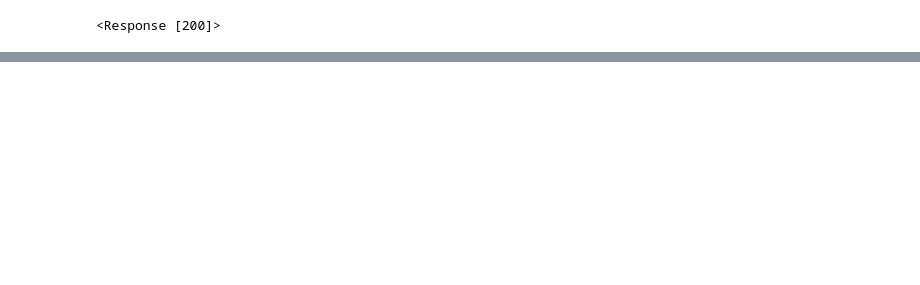
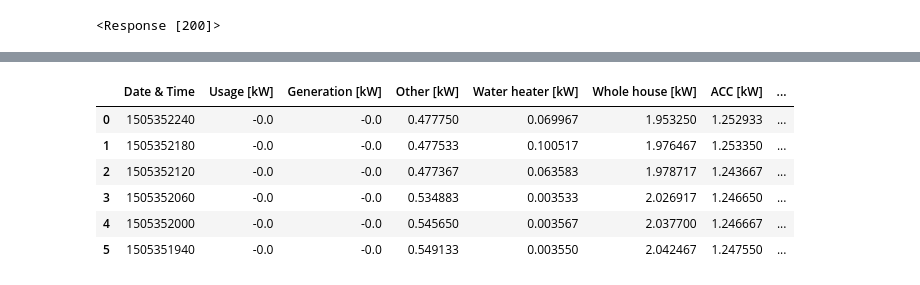
Before and after one commit to erdl/lonoa, a Jupyter notebook: egauge/Requesting raw data from eGauge API.ipynb, the cells around one changed output, grey strips where cells are left out. Cells and saved outputs as stored; diff of their text form; code cells hidden in the pictures; blank space fills up the shorter version.

```diff
--- a/egauge/Requesting raw data from eGauge API.ipynb
+++ b/egauge/Requesting raw data from eGauge API.ipynb
@@ -103,0 +208,27 @@ print({h: list(map(float,columns[i])) for i,h in enumerate(headers)})
+# %%
+# As originally used in the first request by the notebook
+
+iso_start_datetimez = '2017-09-13T15:19:00-10'
+iso_end_datetimez = '2017-09-13T15:25:00-10'
+
+start_timestamp = arrow.get(iso_start_datetimez).timestamp
+end_timestamp = arrow.get(iso_end_datetimez).timestamp
+
+time_window = {'t': start_timestamp, 'f': end_timestamp}
+
+
+
+host = 'http://egauge{}.egaug.es/cgi-bin/egauge-show?'
+host = host.format(sensor_id) + '&' + minutes + '&' + output_csv + '&' + delta_compression
+r = requests.get(host,params=time_window)
+string_csv_file = r.text
+df = pd.read_csv(StringIO(r.text))
+df
+# %% [output]
+|  | Date & Time | Usage [kW] | Generation [kW] | Other [kW] | Water heater [kW] | Whole house [kW] | ACC [kW] | ... |
+| 0 | 1505352240 | -0.0 | -0.0 | 0.477750 | 0.069967 | 1.953250 | 1.252933 | ... |
+| 1 | 1505352180 | -0.0 | -0.0 | 0.477533 | 0.100517 | 1.976467 | 1.253350 | ... |
+| 2 | 1505352120 | -0.0 | -0.0 | 0.477367 | 0.063583 | 1.978717 | 1.243667 | ... |
+| 3 | 1505352060 | -0.0 | -0.0 | 0.534883 | 0.003533 | 2.026917 | 1.246650 | ... |
+| 4 | 1505352000 | -0.0 | -0.0 | 0.545650 | 0.003567 | 2.037700 | 1.246667 | ... |
+| 5 | 1505351940 | -0.0 | -0.0 | 0.549133 | 0.003550 | 2.042467 | 1.247550 | ... |
```
Also changed, not shown: parts of 32 cells of this notebook, 1 other file.
